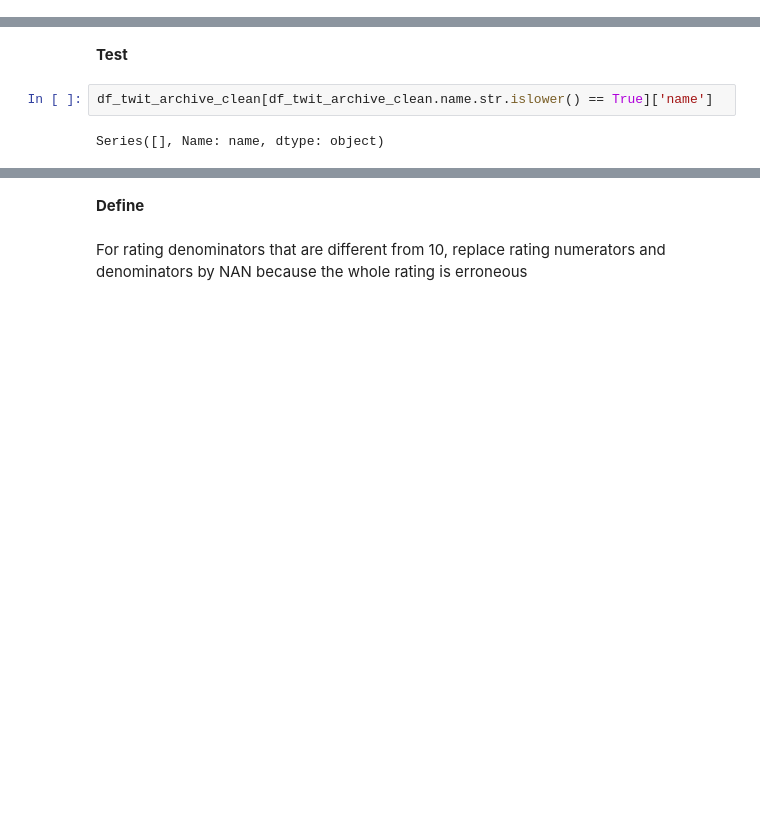
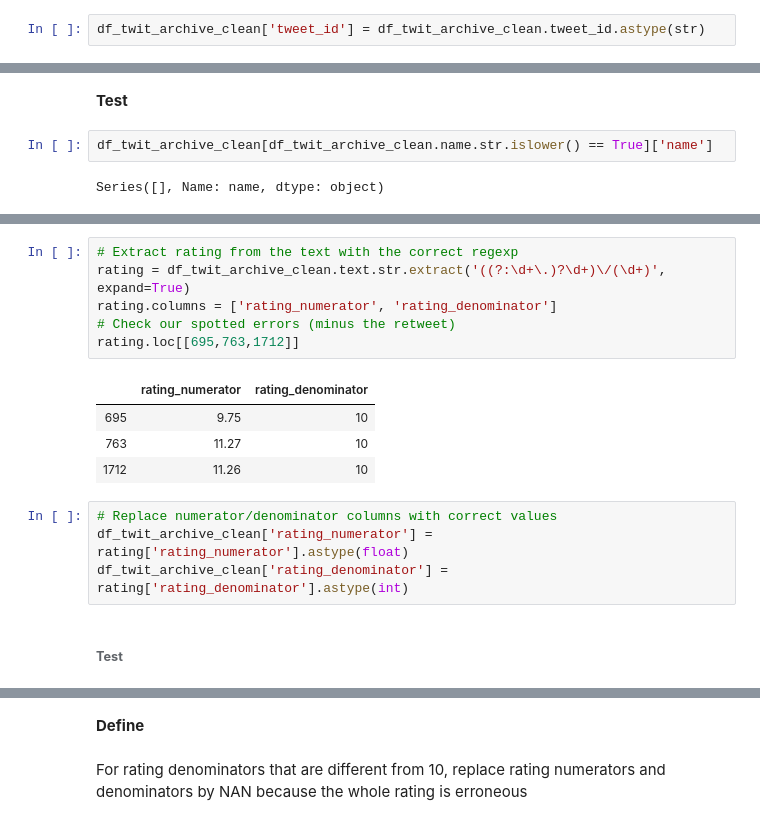
Before and after one commit to LauranneKer/Wrangle-and-analyze-data, a Jupyter notebook: wrangle_act.ipynb, the cells around one changed output, grey strips where cells are left out. Saved outputs shown, nothing was run; the diff lists cells and outputs as text; blank space fills up the shorter version.

```diff
--- a/wrangle_act.ipynb
+++ b/wrangle_act.ipynb
@@ -788,3 +785,5 @@ Correct the `timestamp` column datatype from object to datetime
 **Code**
 # %%
 df_twit_archive_clean['timestamp'] = pd.to_datetime(df_twit_archive_clean.timestamp)
+# %%
+df_twit_archive_clean['tweet_id'] = df_twit_archive_clean.tweet_id.astype(str)
@@ -814,0 +875,17 @@ Series([], Name: name, dtype: object)
+# %%
+# Extract rating from the text with the correct regexp
+rating = df_twit_archive_clean.text.str.extract('((?:\d+\.)?\d+)\/(\d+)', expand=True)
+rating.columns = ['rating_numerator', 'rating_denominator']
+# Check our spotted errors (minus the retweet)
+rating.loc[[695,763,1712]]
+# %% [output]
+|  | rating_numerator | rating_denominator |
+| 695 | 9.75 | 10 |
+| 763 | 11.27 | 10 |
+| 1712 | 11.26 | 10 |
+# %%
+# Replace numerator/denominator columns with correct values
+df_twit_archive_clean['rating_numerator'] = rating['rating_numerator'].astype(float)
+df_twit_archive_clean['rating_denominator'] = rating['rating_denominator'].astype(int)
+# %% [markdown]
+###### **Test**
```
Also changed, not shown: parts of 39 cells of this notebook, 2 other files.
